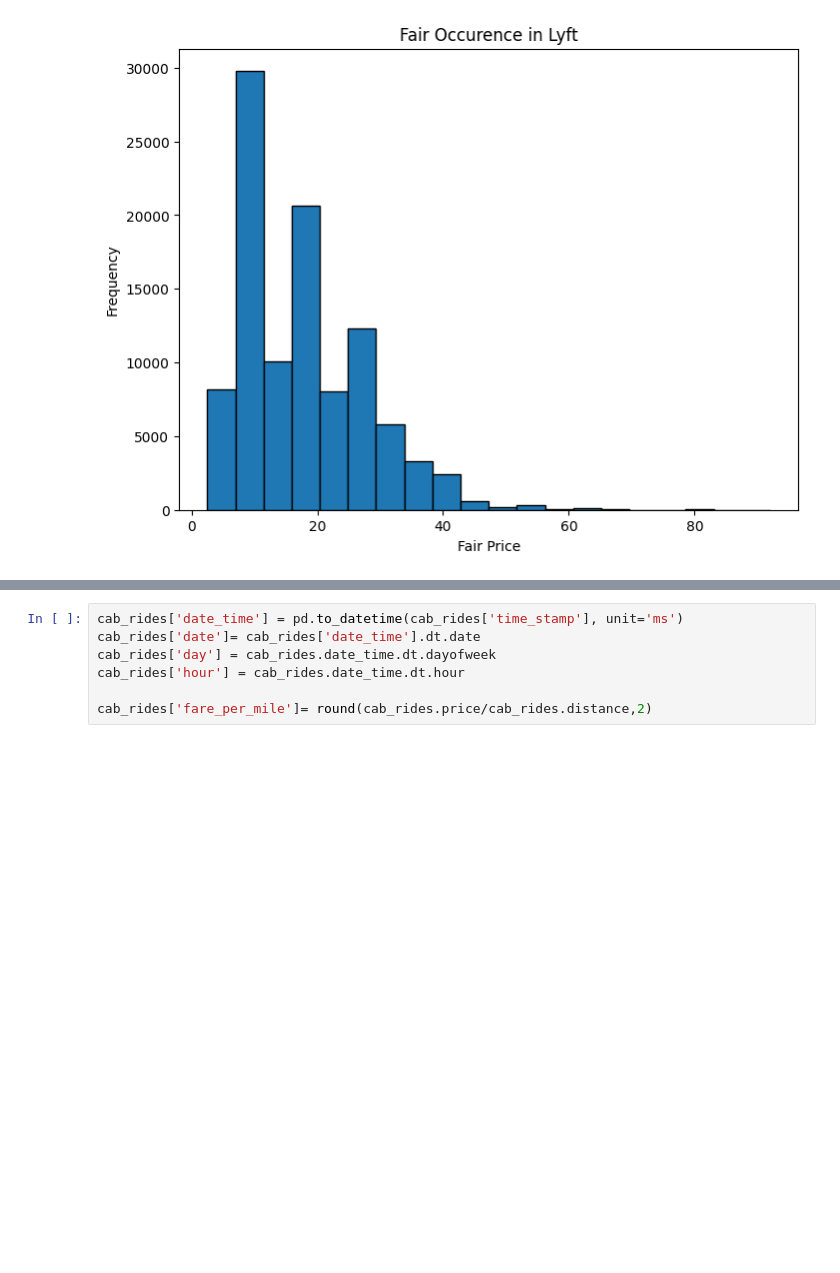
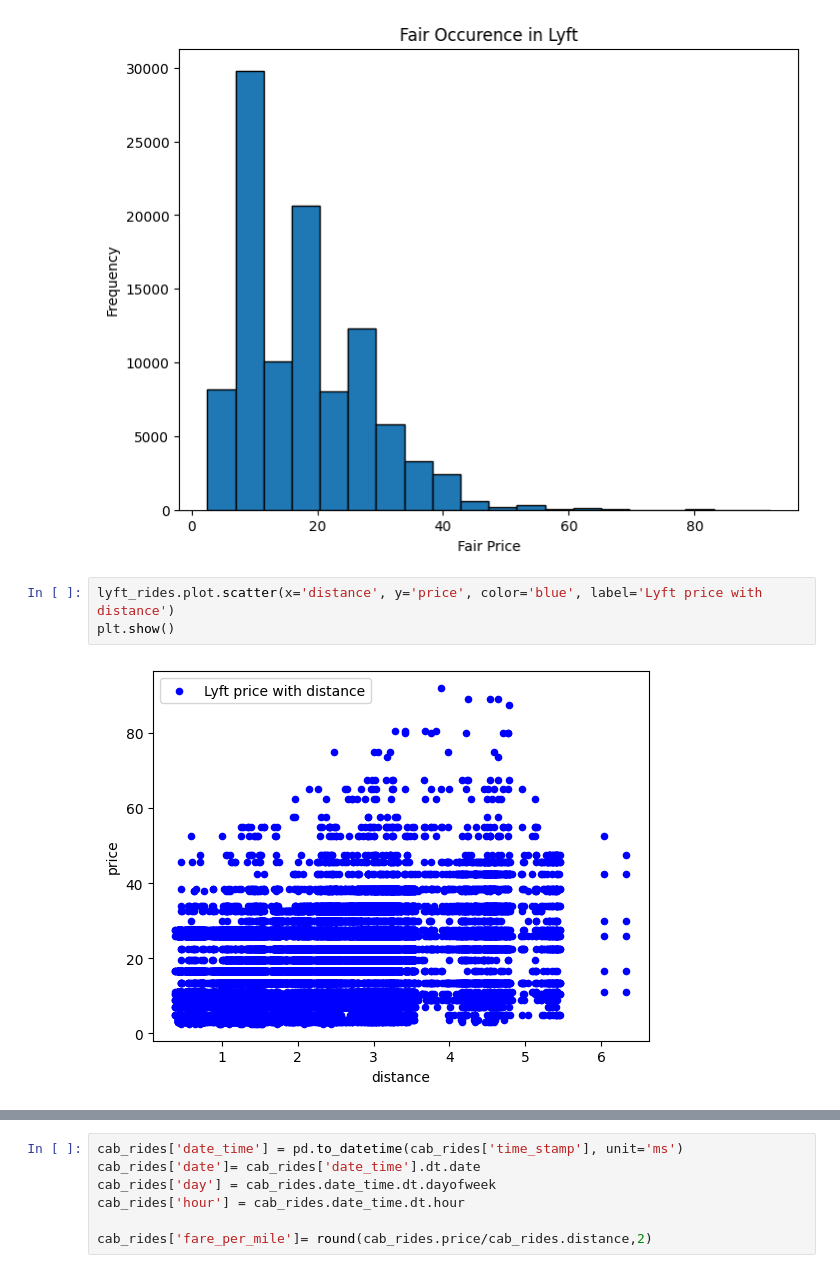
Before and after one commit to trals333/DeepDiveCollective, a Jupyter notebook: Data_Mining_Project.ipynb, the cells around one changed output, grey strips where cells are left out. Cells and saved outputs as stored; diff of their text form; blank space fills up the shorter version.

```diff
--- a/Data_Mining_Project.ipynb
+++ b/Data_Mining_Project.ipynb
@@ -145,3 +144,8 @@ plt.ylabel('Frequency')
 plt.show()
 # %% [output]
 [figure]
+# %%
+lyft_rides.plot.scatter(x='distance', y='price', color='blue', label='Lyft price with distance')
+plt.show()
+# %% [output]
+[figure, added]
```
Also changed, not shown: parts of 4 cells of this notebook.
